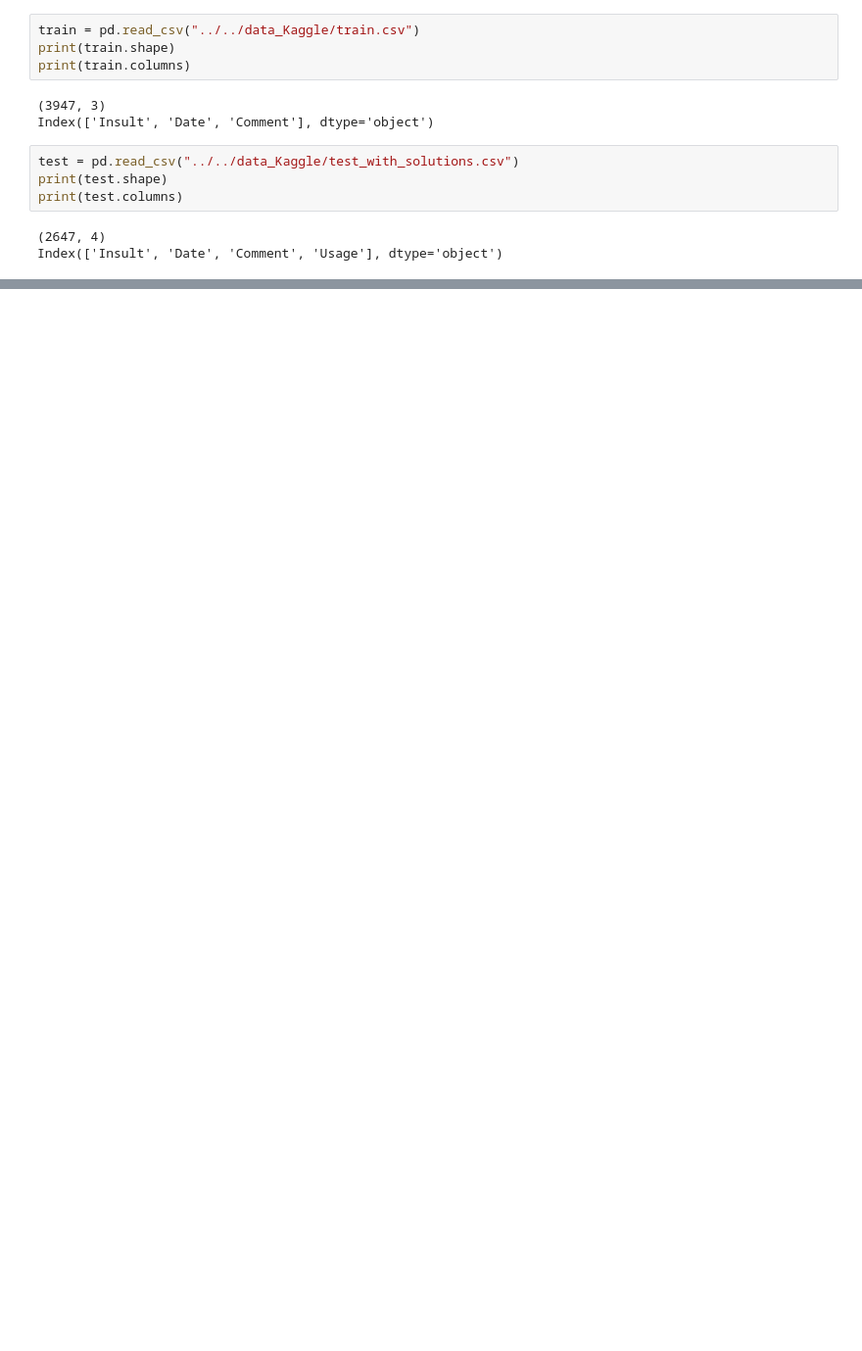
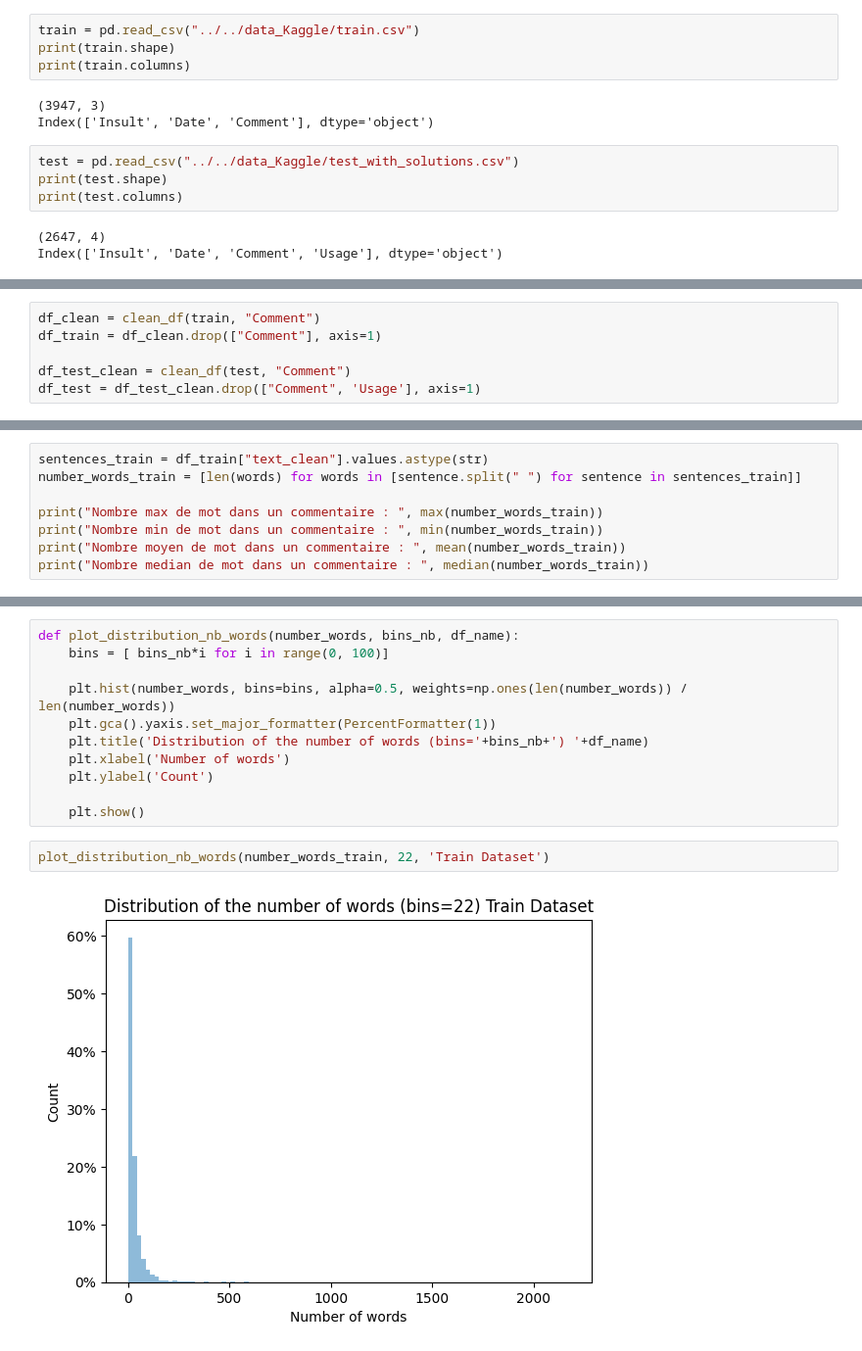
Before and after one commit to Mouni0816/OnlineInsultDetection, a Jupyter notebook: Notebooks/1_Préparation/1_Analyse.ipynb, the cells around one changed output, grey strips where cells are left out. Shown: that part at 98% size. Saved outputs shown, nothing was run; the diff lists cells and outputs as text; blank space fills up the shorter version.

```diff
--- a/Notebooks/1_Préparation/1_Analyse.ipynb
+++ b/Notebooks/1_Préparation/1_Analyse.ipynb
@@ -31,0 +73,6 @@ Index(['Insult', 'Date', 'Comment', 'Usage'], dtype='object')
+# %%
+df_clean = clean_df(train, "Comment")
+df_train = df_clean.drop(["Comment"], axis=1)
+
+df_test_clean = clean_df(test, "Comment")
+df_test = df_test_clean.drop(["Comment", 'Usage'], axis=1)
@@ -31,0 +81,8 @@ Index(['Insult', 'Date', 'Comment', 'Usage'], dtype='object')
+# %%
+sentences_train = df_train["text_clean"].values.astype(str)
+number_words_train = [len(words) for words in [sentence.split(" ") for sentence in sentences_train]]
+
+print("Nombre max de mot dans un commentaire : ", max(number_words_train))
+print("Nombre min de mot dans un commentaire : ", min(number_words_train))
+print("Nombre moyen de mot dans un commentaire : ", mean(number_words_train))
+print("Nombre median de mot dans un commentaire : ", median(number_words_train))
@@ -31,0 +107,15 @@ Index(['Insult', 'Date', 'Comment', 'Usage'], dtype='object')
+# %%
+def plot_distribution_nb_words(number_words, bins_nb, df_name):
+    bins = [ bins_nb*i for i in range(0, 100)]
+
+    plt.hist(number_words, bins=bins, alpha=0.5, weights=np.ones(len(number_words)) / len(number_words))
+    plt.gca().yaxis.set_major_formatter(PercentFormatter(1))
+    plt.title('Distribution of the number of words (bins='+bins_nb+') '+df_name)
+    plt.xlabel('Number of words')
+    plt.ylabel('Count')
+
+    plt.show()
+# %%
+plot_distribution_nb_words(number_words_train, 22, 'Train Dataset')
+# %% [output]
+[figure, added]
```
Also changed, not shown: parts of 19 cells of this notebook, 6 other files.
